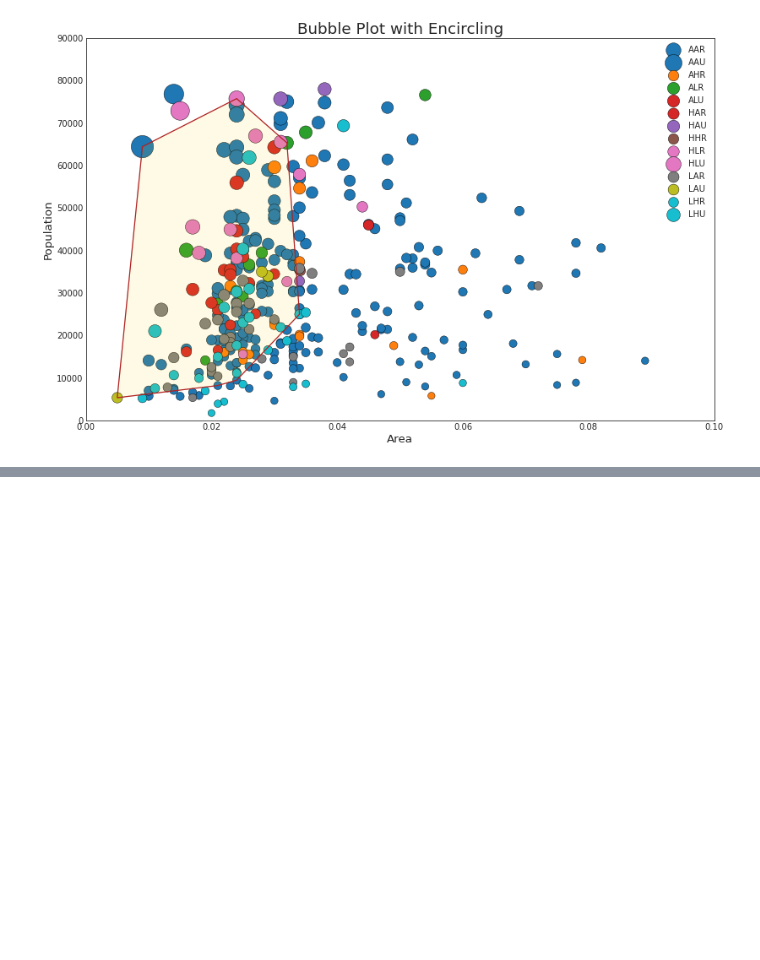
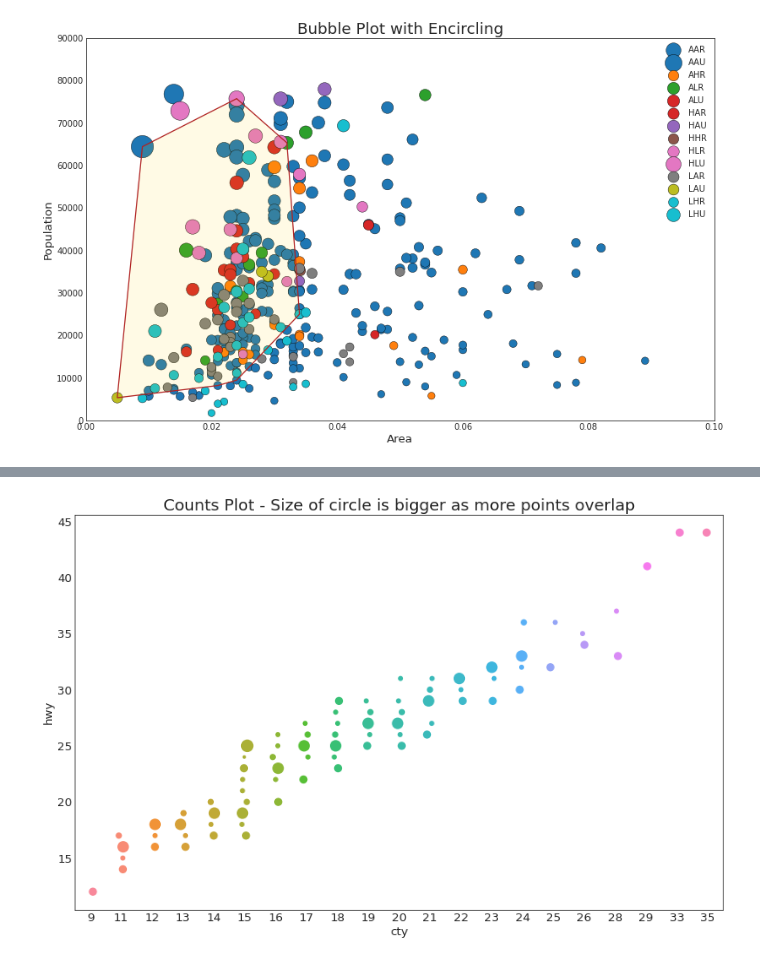
Before and after one commit to BlankSpacePlus/python-matplotlib-top-50, a Jupyter notebook: src/main.ipynb, the cells around one changed output, grey strips where cells are left out. Cells and saved outputs as stored; diff of their text form; code cells hidden in the pictures; blank space fills up the shorter version.

```diff
--- a/src/main.ipynb
+++ b/src/main.ipynb
@@ -139,0 +170,15 @@ plt.show()
+# %%
+# Import Data
+# df = pd.read_csv("https://raw.githubusercontent.com/selva86/datasets/master/mpg_ggplot2.csv")
+df = pd.read_csv("../data/mpg_ggplot2.csv")
+df_counts = df.groupby(['hwy', 'cty']).size().reset_index(name='counts')
+
+# Draw Stripplot
+fig, ax = plt.subplots(figsize=(16, 10), dpi=60)
+sns.stripplot(x=df_counts.cty, y=df_counts.hwy, sizes=df_counts.counts * 25, ax=ax)
+
+# Decorations
+plt.title('Counts Plot - Size of circle is bigger as more points overlap', fontsize=22)
+plt.show()
+# %% [output]
+[figure, added]
```
Also changed, not shown: parts of 38 cells of this notebook.
